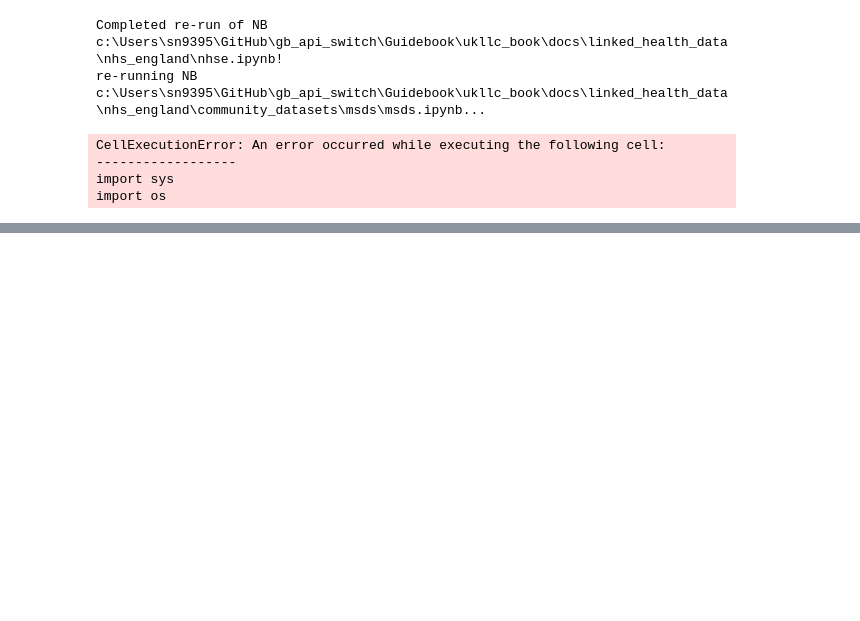
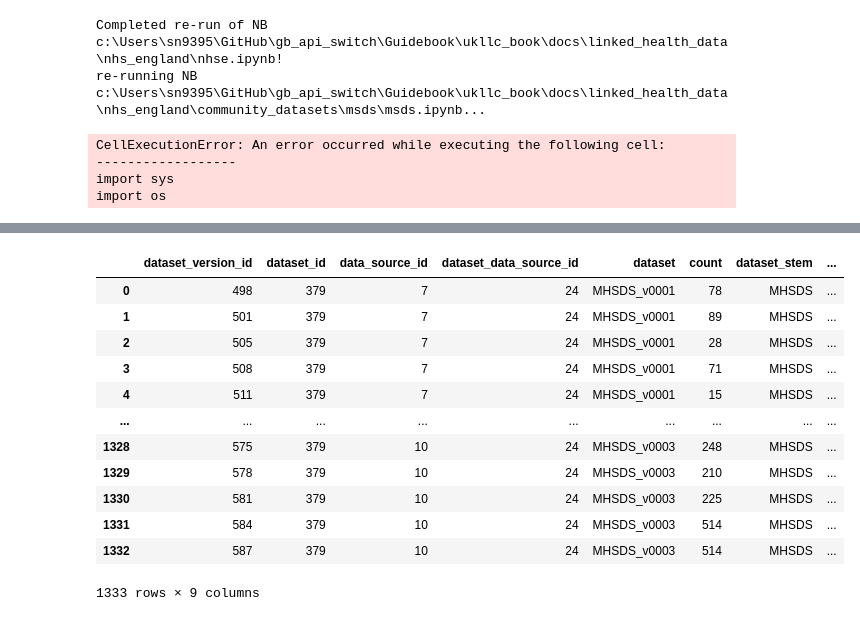
Before and after one commit to UKLLC/Guidebook, a Jupyter notebook: ukllc_book/docs/scripts/scratchpad.ipynb, the cells around one changed output, grey strips where cells are left out. Saved outputs shown, nothing was run; the diff lists cells and outputs as text; code cells hidden in the pictures; blank space fills up the shorter version.

```diff
--- a/ukllc_book/docs/scripts/scratchpad.ipynb
+++ b/ukllc_book/docs/scripts/scratchpad.ipynb
@@ -1179,0 +1211,23 @@ import os
+# %%
+ds = "MHSDS"
+url = (api_url + "nhs-dataset-counts/"
+        + "?table={}".format(ds))
+r = requests.get(url, headers={'access-token': API_KEY})
+data = r.text
+pj = json.loads(data)
+df = pd.json_normalize(pj)
+df[df["dataset_stem"] == "MHSDS"]
+# %% [output]
+|  | dataset_version_id | dataset_id | data_source_id | dataset_data_source_id | dataset | count | dataset_stem | ... |
+| 0 | 498 | 379 | 7 | 24 | MHSDS_v0001 | 78 | MHSDS | ... |
+| 1 | 501 | 379 | 7 | 24 | MHSDS_v0001 | 89 | MHSDS | ... |
+| 2 | 505 | 379 | 7 | 24 | MHSDS_v0001 | 28 | MHSDS | ... |
+| 3 | 508 | 379 | 7 | 24 | MHSDS_v0001 | 71 | MHSDS | ... |
+| 4 | 511 | 379 | 7 | 24 | MHSDS_v0001 | 15 | MHSDS | ... |
+| ... | ... | ... | ... | ... | ... | ... | ... | ... |
+| 1328 | 575 | 379 | 10 | 24 | MHSDS_v0003 | 248 | MHSDS | ... |
+| 1329 | 578 | 379 | 10 | 24 | MHSDS_v0003 | 210 | MHSDS | ... |
+| 1330 | 581 | 379 | 10 | 24 | MHSDS_v0003 | 225 | MHSDS | ... |
+| 1331 | 584 | 379 | 10 | 24 | MHSDS_v0003 | 514 | MHSDS | ... |
+| 1332 | 587 | 379 | 10 | 24 | MHSDS_v0003 | 514 | MHSDS | ... |
+1333 rows × 9 columns
```
Also changed, not shown: parts of 5 cells of this notebook, 20 other files.
